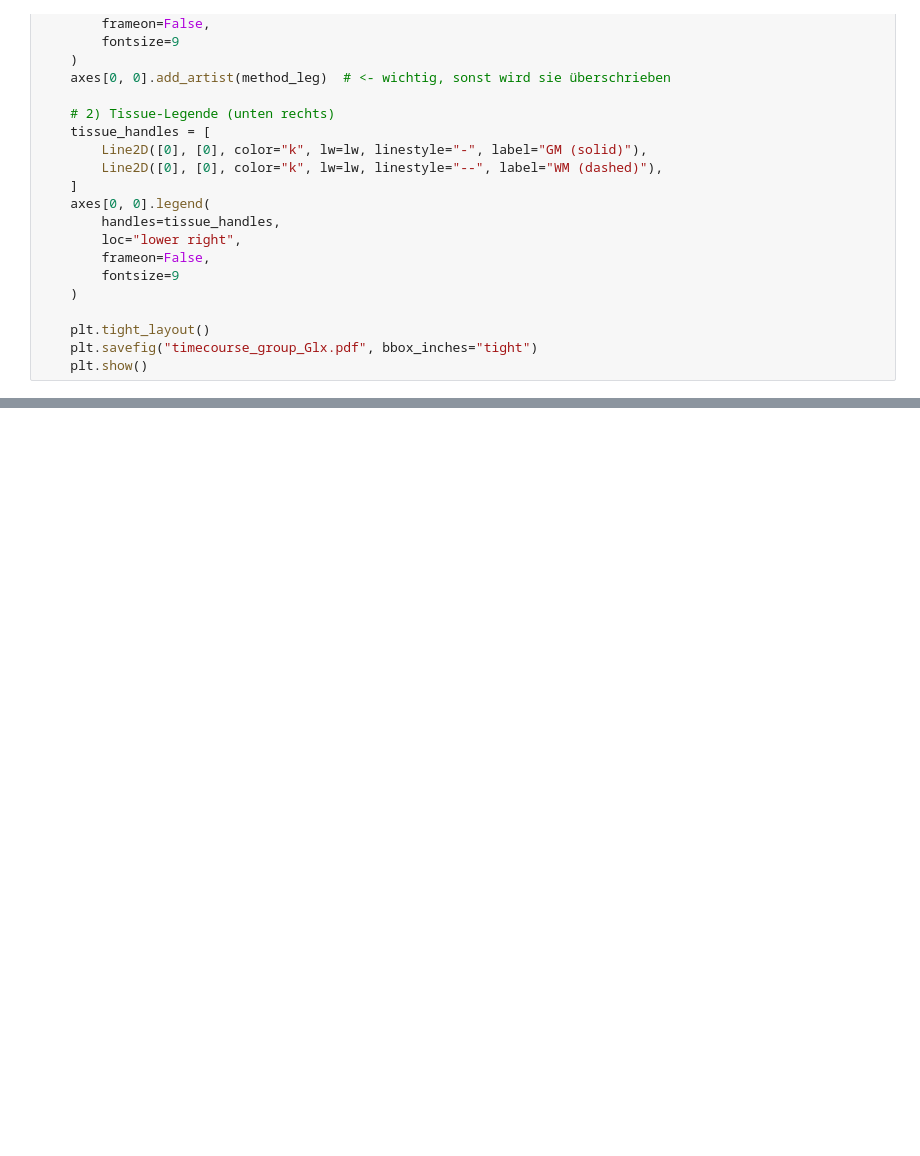
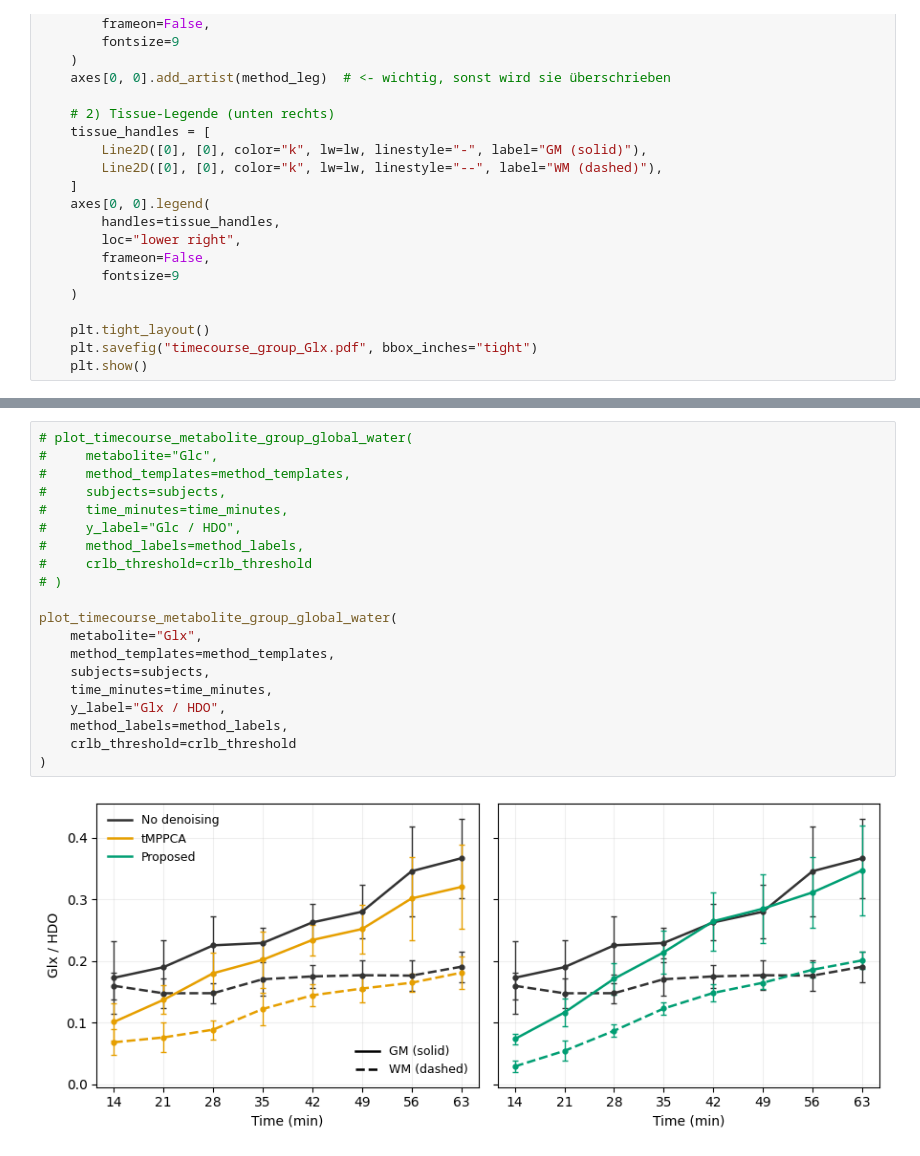
Before and after one commit to EdgarFischer/DMI_Denoising, a Jupyter notebook: notebooks/CompareTimeCourseAndContrast.ipynb, the cells around one changed output, grey strips where cells are left out. Cells and saved outputs as stored; diff of their text form; blank space fills up the shorter version.

```diff
--- a/notebooks/CompareTimeCourseAndContrast.ipynb
+++ b/notebooks/CompareTimeCourseAndContrast.ipynb
@@ -678,0 +1050,22 @@ plot_timecourse_metabolite_group(
+# %%
+# plot_timecourse_metabolite_group_global_water(
+#     metabolite="Glc",
+#     method_templates=method_templates,
+#     subjects=subjects,
+#     time_minutes=time_minutes,
+#     y_label="Glc / HDO",
+#     method_labels=method_labels,
+#     crlb_threshold=crlb_threshold
+# )
+
+plot_timecourse_metabolite_group_global_water(
+    metabolite="Glx",
+    method_templates=method_templates,
+    subjects=subjects,
+    time_minutes=time_minutes,
+    y_label="Glx / HDO",
+    method_labels=method_labels,
+    crlb_threshold=crlb_threshold
+)
+# %% [output]
+[figure, added]
```
Also changed, not shown: parts of 3 cells of this notebook, 15 other files.
